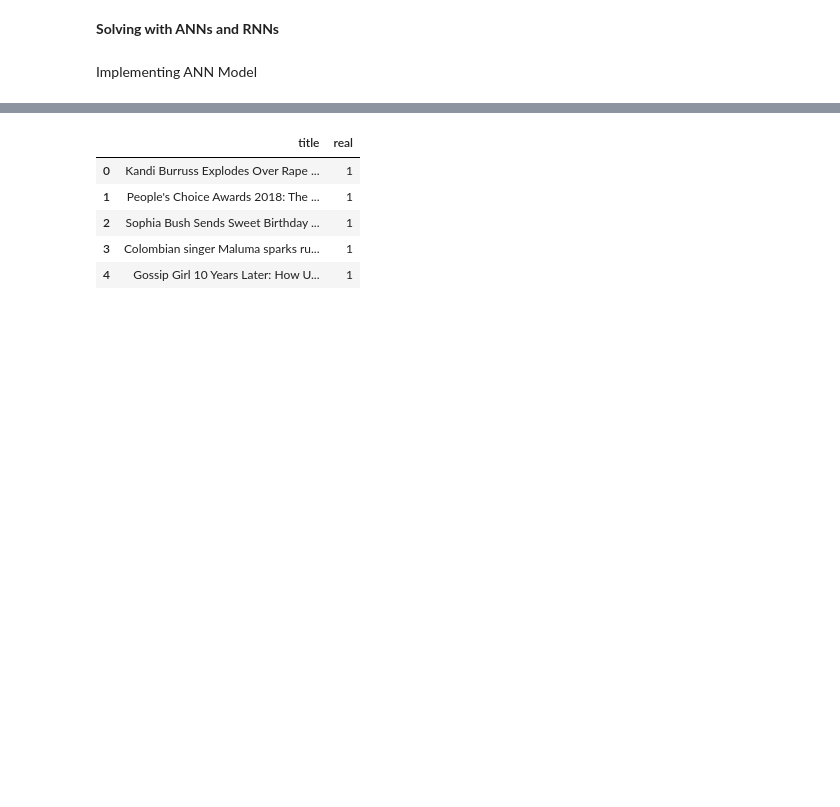
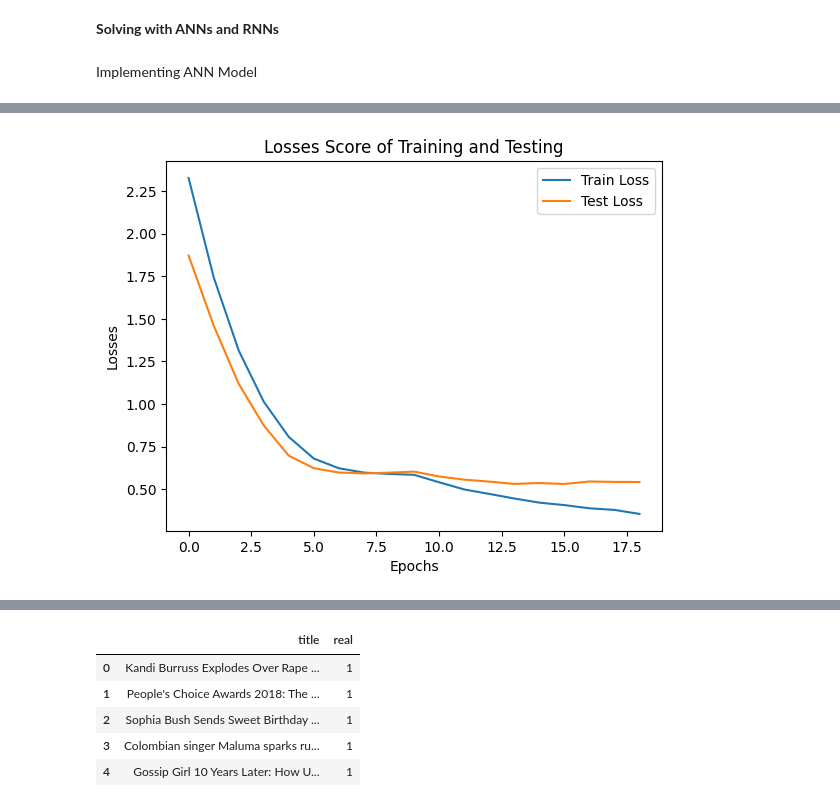
Before and after one commit to rkgupta7463/ML-projects-code, a Jupyter notebook: fakenewsclassifiction.ipynb, the cells around one changed output, grey strips where cells are left out. Drawn from its saved outputs; the diff is of its cells as text; code cells hidden in the pictures; blank space fills up the shorter version.

```diff
--- a/fakenewsclassifiction.ipynb
+++ b/fakenewsclassifiction.ipynb
@@ -554,0 +574,10 @@ Epoch 29/50
+# %%
+plt.plot(history1.history['loss'],label="Train Loss")
+plt.plot(history1.history['val_loss'],label="Test Loss")
+plt.legend()
+plt.xlabel("Epochs")
+plt.ylabel("Losses")
+plt.title("Losses Score of Training and Testing")
+plt.show()
+# %% [output]
+[figure, added]
```
Also changed, not shown: parts of 41 cells of this notebook.
